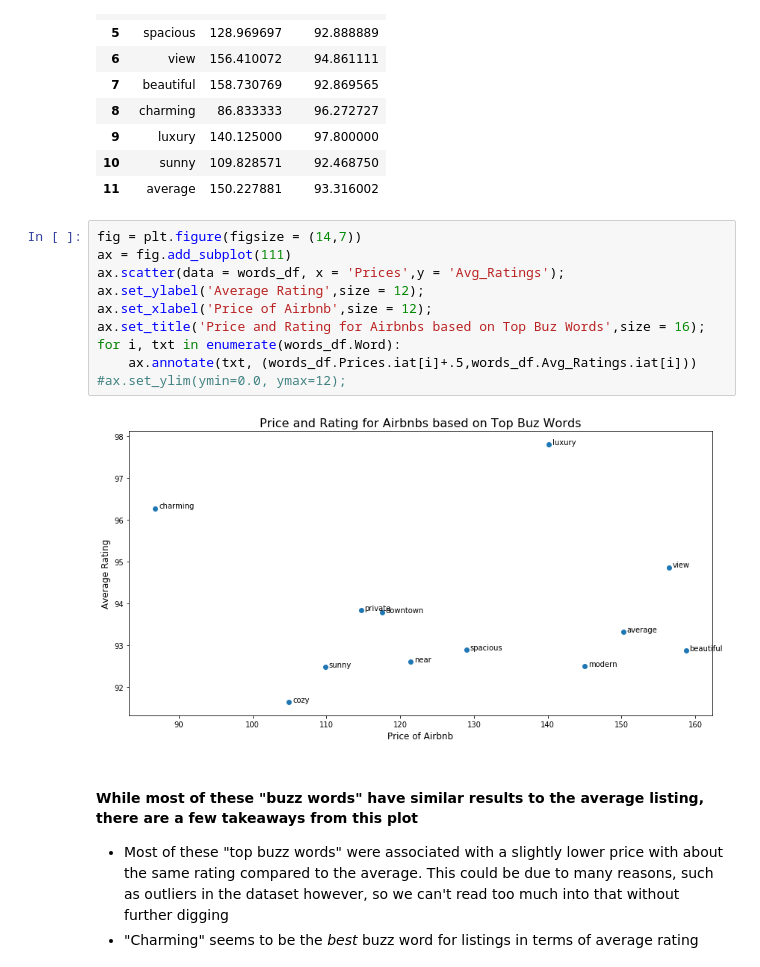
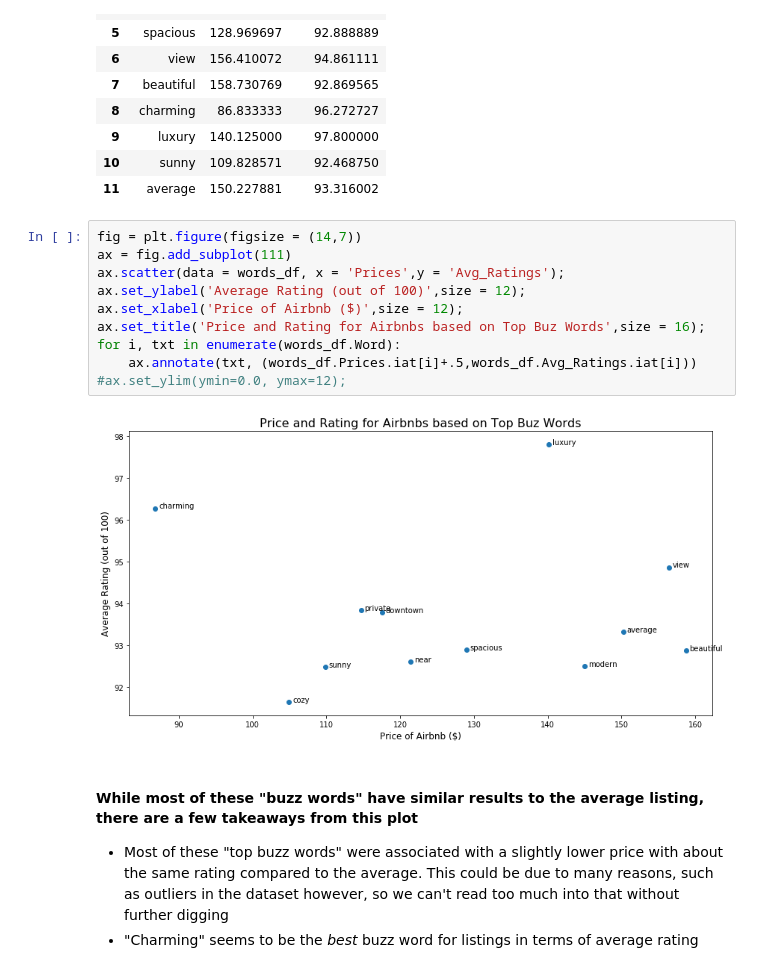
Before and after one commit to vikramtharakan/Airbnb_Exploratory_Project, a Jupyter notebook: AirbnbProject.ipynb, the cells around one changed output. Drawn from its saved outputs; the diff is of its cells as text.

```diff
--- a/AirbnbProject.ipynb
+++ b/AirbnbProject.ipynb
@@ -373,15 +373,15 @@ words_df
 # %%
 fig = plt.figure(figsize = (14,7))
 ax = fig.add_subplot(111)
 ax.scatter(data = words_df, x = 'Prices',y = 'Avg_Ratings');
-ax.set_ylabel('Average Rating',size = 12);
-ax.set_xlabel('Price of Airbnb',size = 12);
+ax.set_ylabel('Average Rating (out of 100)',size = 12);
+ax.set_xlabel('Price of Airbnb ($)',size = 12);
 ax.set_title('Price and Rating for Airbnbs based on Top Buz Words',size = 16);
 for i, txt in enumerate(words_df.Word):
     ax.annotate(txt, (words_df.Prices.iat[i]+.5,words_df.Avg_Ratings.iat[i]))
 #ax.set_ylim(ymin=0.0, ymax=12);
 # %% [output]
-[figure, old version]
+[figure, new version]
 # %% [markdown]
 #### While most of these "buzz words" have similar results to the average listing, there are a few takeaways from this plot
 * Most of these "top buzz words" were associated with a slightly lower price with about the same rating compared to the average. This could be due to many reasons, such as outliers in the dataset however, so we can't read too much into that without further digging
```
Also changed, not shown: parts of 17 cells of this notebook.
